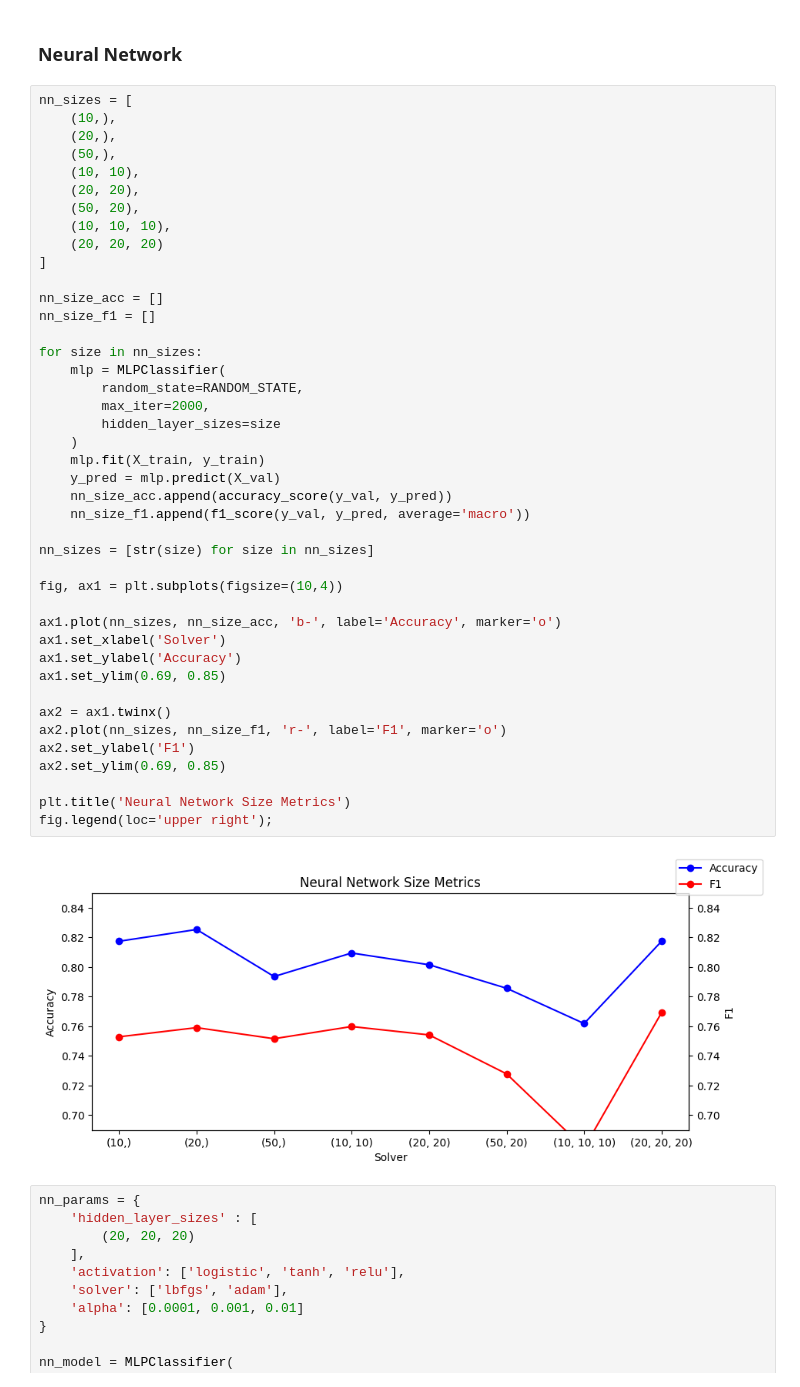
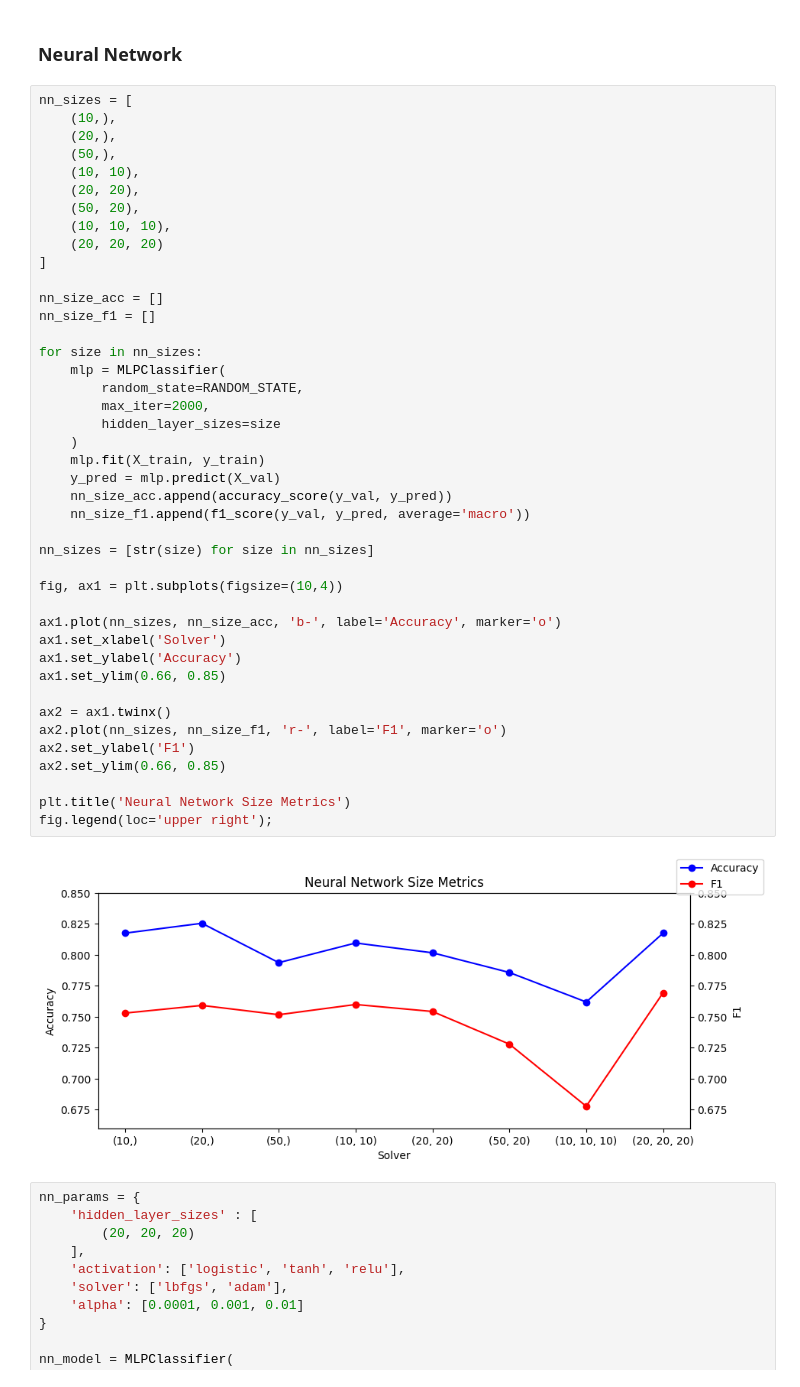
Before and after one commit to tikkikkit21/WeatherML, a Jupyter notebook: research.ipynb, the cells around one changed output. Drawn from its saved outputs; the diff is of its cells as text.

```diff
--- a/research.ipynb
+++ b/research.ipynb
@@ -487,36 +494,36 @@ nn_sizes = [
 
 nn_size_acc = []
 nn_size_f1 = []
 
 for size in nn_sizes:
     mlp = MLPClassifier(
         random_state=RANDOM_STATE,
         max_iter=2000,
         hidden_layer_sizes=size
     )
     mlp.fit(X_train, y_train)
     y_pred = mlp.predict(X_val)
     nn_size_acc.append(accuracy_score(y_val, y_pred))
     nn_size_f1.append(f1_score(y_val, y_pred, average='macro'))
 
 nn_sizes = [str(size) for size in nn_sizes]
 
 fig, ax1 = plt.subplots(figsize=(10,4))
 
 ax1.plot(nn_sizes, nn_size_acc, 'b-', label='Accuracy', marker='o')
 ax1.set_xlabel('Solver')
 ax1.set_ylabel('Accuracy')
-ax1.set_ylim(0.69, 0.85)
+ax1.set_ylim(0.66, 0.85)
 
 ax2 = ax1.twinx()
 ax2.plot(nn_sizes, nn_size_f1, 'r-', label='F1', marker='o')
 ax2.set_ylabel('F1')
-ax2.set_ylim(0.69, 0.85)
+ax2.set_ylim(0.66, 0.85)
 
 plt.title('Neural Network Size Metrics')
 fig.legend(loc='upper right');
 # %% [output]
-[figure, old version]
+[figure, new version]
 # %%
 nn_params = {
     'hidden_layer_sizes' : [
```
Also changed, not shown: parts of 2 cells of this notebook.
